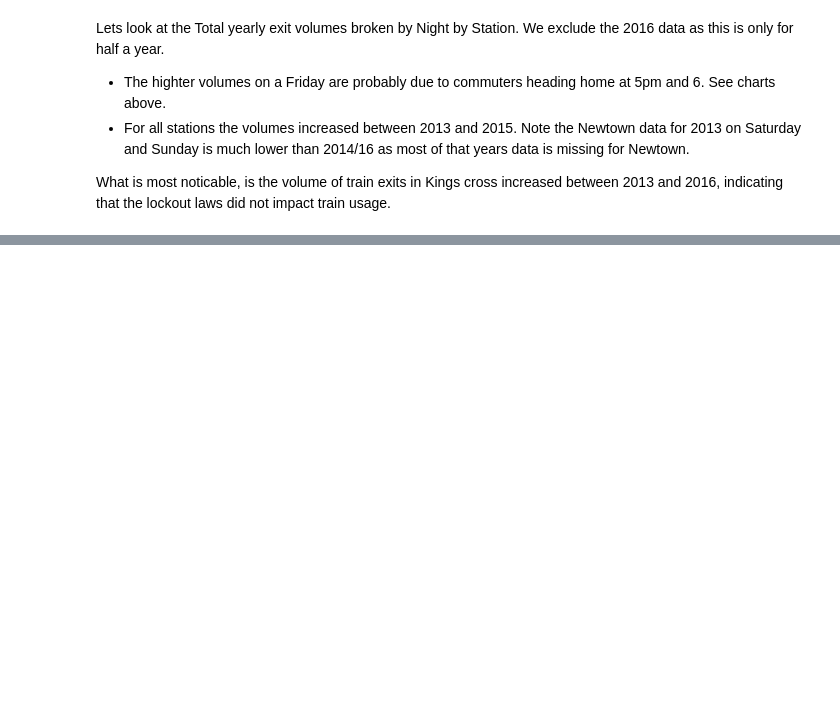
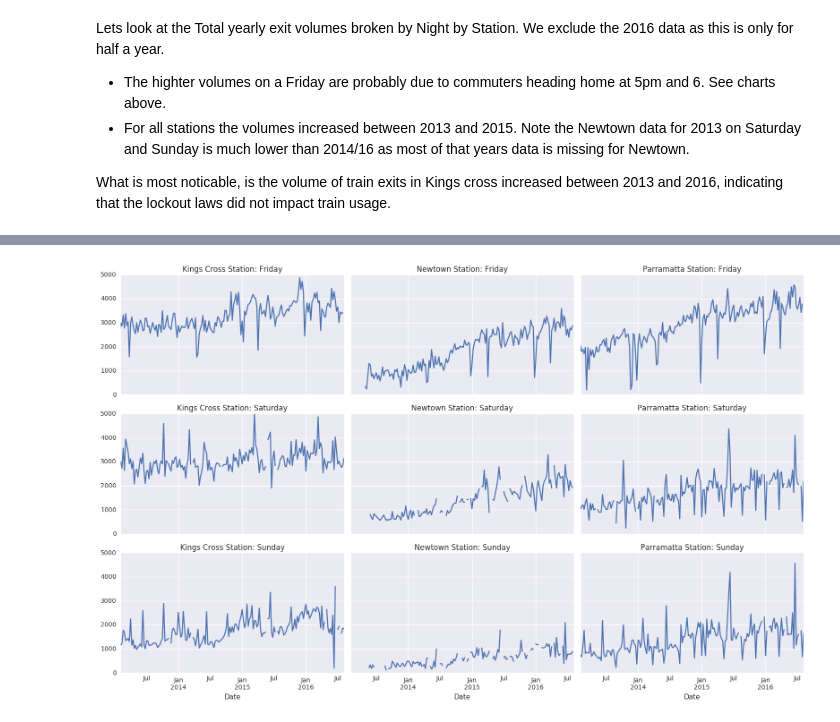
Before and after one commit to Kevin-McIsaac/Nightlife, a Jupyter notebook: Train Validation Data Exploratory Data Analysis.ipynb, the cells around one changed output, grey strips where cells are left out. Saved outputs shown, nothing was run; the diff lists cells and outputs as text; code cells hidden in the pictures; blank space fills up the shorter version.

```diff
--- a/Train Validation Data Exploratory Data Analysis.ipynb
+++ b/Train Validation Data Exploratory Data Analysis.ipynb
@@ -193,7 +202,7 @@ plt.tight_layout()
 
 Next we fill in the outliers that have been removed.
 # %%
-df2 = (df1.groupby(['Station', 'Night', 'Time'], as_index=False).ffill())
+df_clean = df_clean.groupby(['Station', 'Night', 'Time'], as_index=False).apply(pd.DataFrame.interpolate)
 # %% [markdown]
 Again we visually spot check and note the green line is filled in at the outliers. Note we are missing the first 6 data points due the the use of a sliding window to calculate the outliers
 # %%
@@ -202,10 +211,11 @@ for time, axes in zip(["05PM", "06PM", "07PM", "08PM", "09PM"], grid):
     for station, ax in zip(["Kings Cross Station", "Newtown Station"], axes):
         ts = df.query('Station == @station and Night == "Saturday" and Time == @time')
         ax.plot(ts.index, ts.Exit, label='Raw')
-        ts1 = df2.query('Station == @station and Night == "Saturday" and Time == @time')
+        ts1 = df_clean.query('Station == @station and Night == "Saturday" and Time == @time')
         ax.plot(ts1.index, ts1.Exit, label='Interpolated')
         ax.legend(loc='upper left')
         ax.set_title(station + ": " + time)
+        ax.set_ylim((0,None))
 
 plt.tight_layout()
 # %% [output]
@@ -259,0 +270,13 @@ sns.factorplot(data=df2.query("Year < 2016"), x='Quarter', y='Exit', kind="bar",
+# %%
+fig, grid = plt.subplots(nrows=3, ncols=3, sharex=True, sharey=True, squeeze=True, figsize=(16, 10))
+for night, axes in zip(['Friday', 'Saturday', 'Sunday'], grid):
+    for station, ax in zip(["Kings Cross Station", "Newtown Station", "Parramatta Station"], axes):
+        ts = (df_clean[df_clean.Time >= "07PM"].query('Station == @station and Night == @night').
+                       groupby('Date')['Exit'].sum())
+        ts.where(ts > 100).plot(x='Date', ax=ax)
+        ax.set_title(station + ": " + night)
+        ax.set_ylim((0,5000))
+
+plt.tight_layout()
+# %% [output]
+[figure, added]
```
Also changed, not shown: parts of 28 cells of this notebook.
